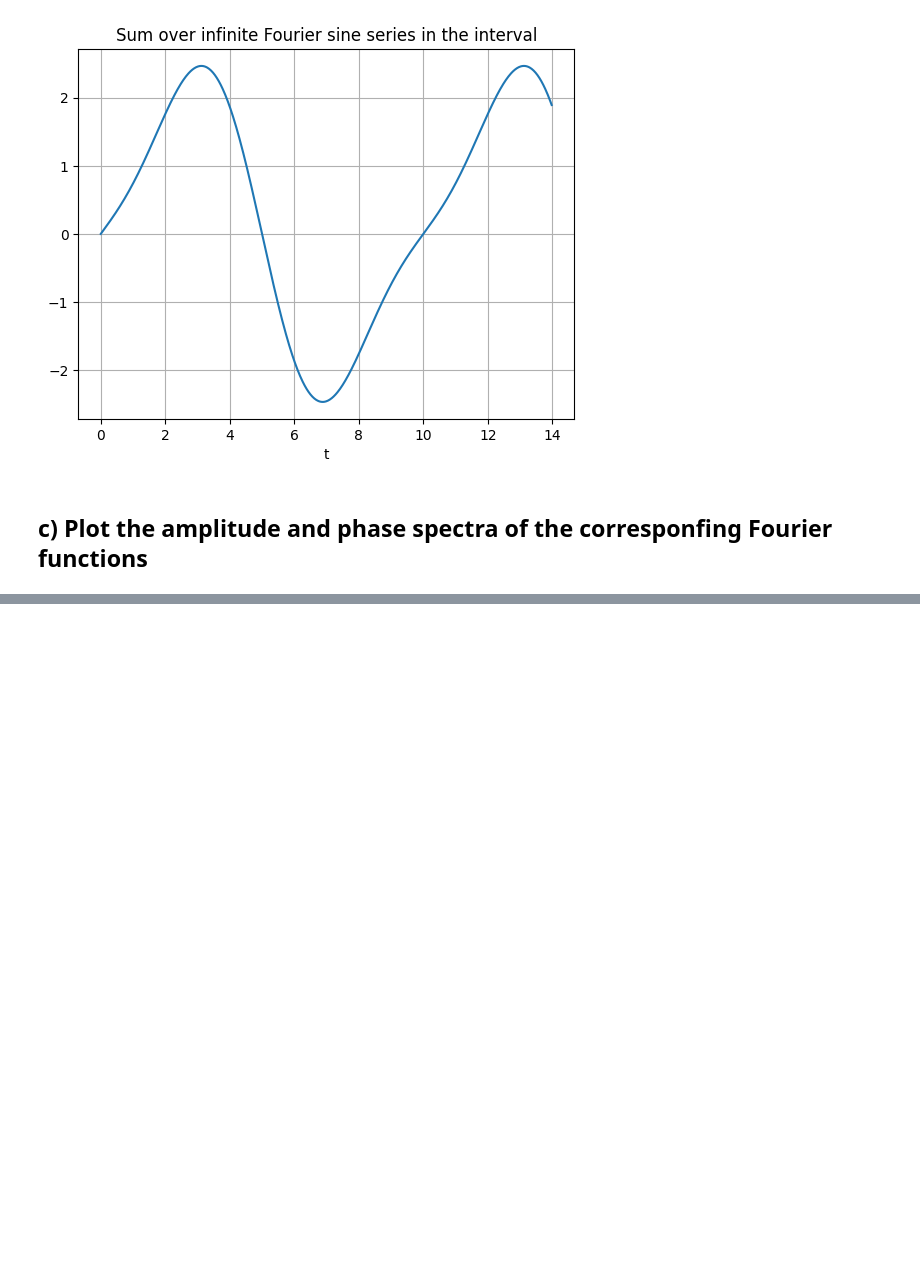
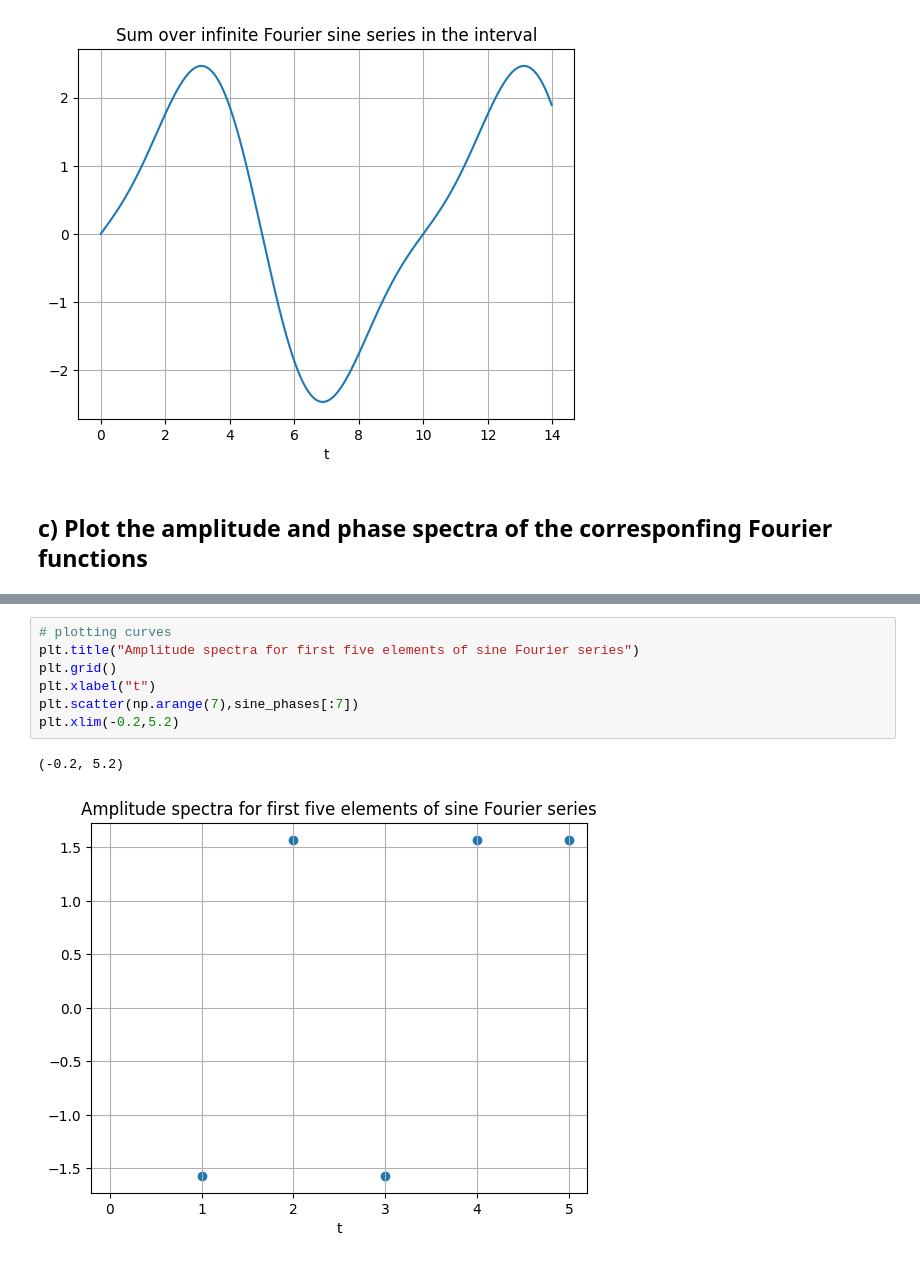
Before and after one commit to JohnyCoder238/Fourier, a Jupyter notebook: Fourier_EN.ipynb, the cells around one changed output, grey strips where cells are left out. Drawn from its saved outputs; the diff is of its cells as text; blank space fills up the shorter version.

```diff
--- a/Fourier_EN.ipynb
+++ b/Fourier_EN.ipynb
@@ -248,0 +263,10 @@ plt.xlim(-0.2,4.2)
+# %%
+# plotting curves
+plt.title("Amplitude spectra for first five elements of sine Fourier series")
+plt.grid()
+plt.xlabel("t")
+plt.scatter(np.arange(7),sine_phases[:7])
+plt.xlim(-0.2,5.2)
+# %% [output]
+(-0.2, 5.2)
+[figure, added]
```
Also changed, not shown: parts of 3 cells of this notebook, 1 other file.
